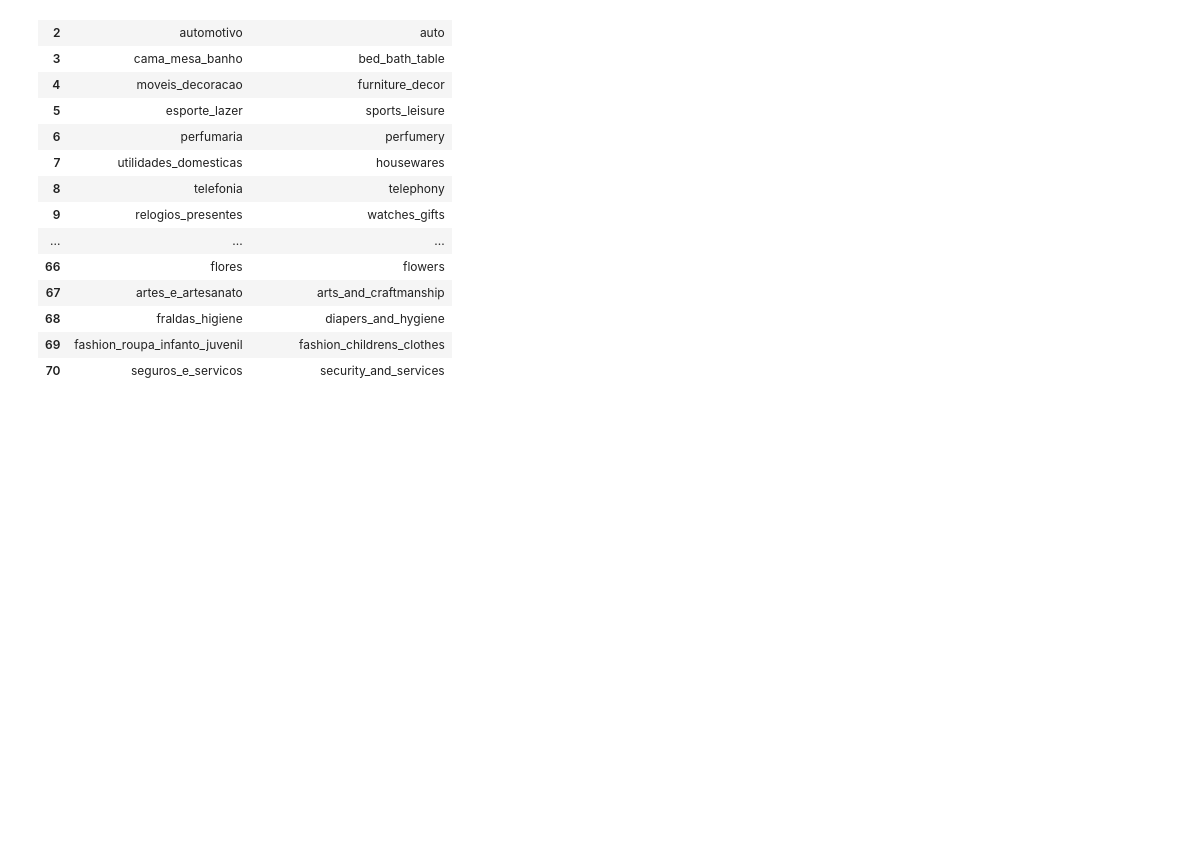
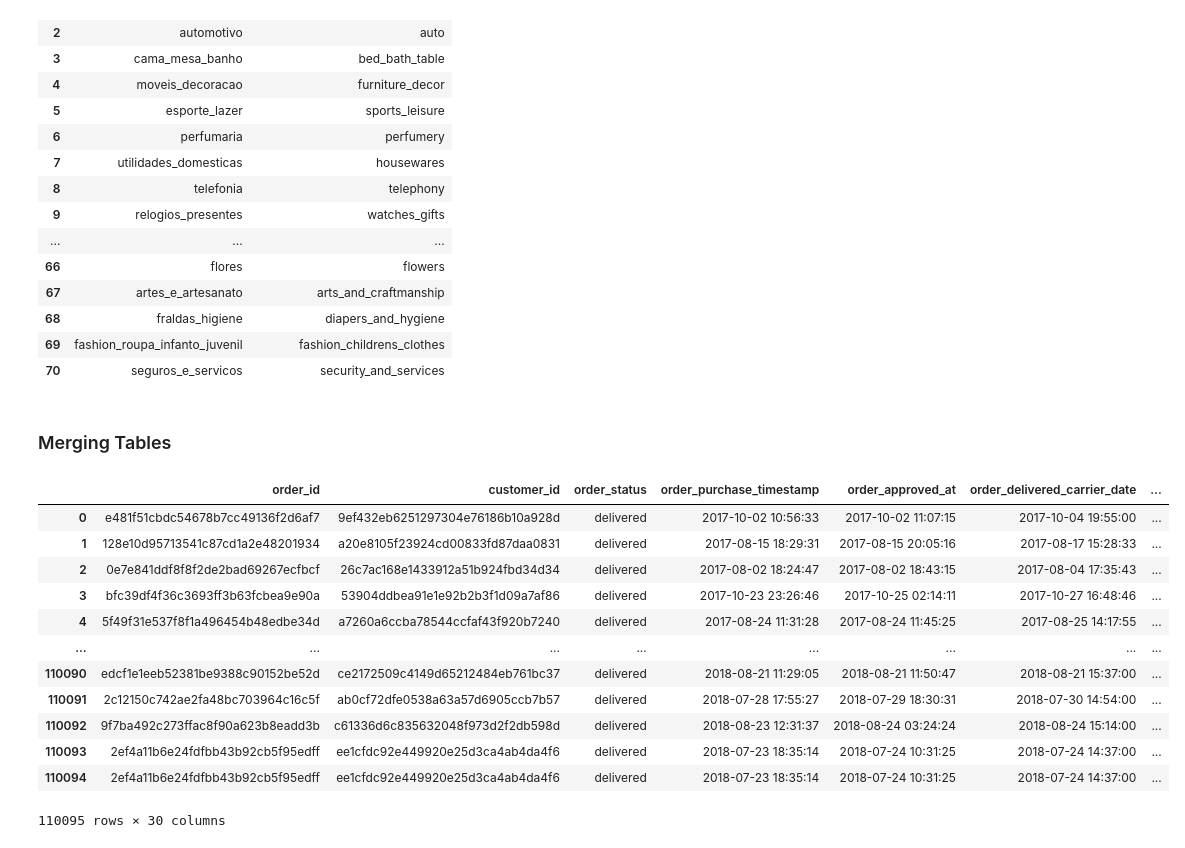
Before and after one commit to peaugust/INE5644-data-mining, a Jupyter notebook: Data_2.ipynb, the cells around one changed output. Cells and saved outputs as stored; diff of their text form; code cells hidden in the pictures; blank space fills up the shorter version.

Commit message:
Cleaning merged data

```diff
--- a/Data_2.ipynb
+++ b/Data_2.ipynb
@@ -334,3 +360,27 @@ product_category_name_translation
 | 68 | fraldas_higiene | diapers_and_hygiene |
 | 69 | fashion_roupa_infanto_juvenil | fashion_childrens_clothes |
 | 70 | seguros_e_servicos | security_and_services |
+# %% [markdown]
+### Merging Tables
+# %%
+merged = pd.merge(left=orders, right=customers, how='inner', left_on='customer_id', right_on='customer_id')
+merged = pd.merge(left=merged, right=order_items, how='inner', left_on='order_id', right_on='order_id')
+merged = pd.merge(left=merged, right=products, how='inner', left_on='product_id', right_on='product_id')
+merged = pd.merge(left=merged, right=product_category_name_translation, how='inner', left_on='product_category_name', right_on='product_category_name')
+merged = pd.merge(left=merged, right=sellers, how='inner', left_on='seller_id', right_on='seller_id')
+merged = pd.merge(left=merged, right=order_reviews_cleaned, how='inner', left_on='order_id', right_on='order_id')
+merged
+# %% [output]
+|  | order_id | customer_id | order_status | order_purchase_timestamp | order_approved_at | order_delivered_carrier_date | ... |
+| 0 | e481f51cbdc54678b7cc49136f2d6af7 | 9ef432eb6251297304e76186b10a928d | delivered | 2017-10-02 10:56:33 | 2017-10-02 11:07:15 | 2017-10-04 19:55:00 | ... |
+| 1 | 128e10d95713541c87cd1a2e48201934 | a20e8105f23924cd00833fd87daa0831 | delivered | 2017-08-15 18:29:31 | 2017-08-15 20:05:16 | 2017-08-17 15:28:33 | ... |
+| 2 | 0e7e841ddf8f8f2de2bad69267ecfbcf | 26c7ac168e1433912a51b924fbd34d34 | delivered | 2017-08-02 18:24:47 | 2017-08-02 18:43:15 | 2017-08-04 17:35:43 | ... |
+| 3 | bfc39df4f36c3693ff3b63fcbea9e90a | 53904ddbea91e1e92b2b3f1d09a7af86 | delivered | 2017-10-23 23:26:46 | 2017-10-25 02:14:11 | 2017-10-27 16:48:46 | ... |
+| 4 | 5f49f31e537f8f1a496454b48edbe34d | a7260a6ccba78544ccfaf43f920b7240 | delivered | 2017-08-24 11:31:28 | 2017-08-24 11:45:25 | 2017-08-25 14:17:55 | ... |
+| ... | ... | ... | ... | ... | ... | ... | ... |
+| 110090 | edcf1e1eeb52381be9388c90152be52d | ce2172509c4149d65212484eb761bc37 | delivered | 2018-08-21 11:29:05 | 2018-08-21 11:50:47 | 2018-08-21 15:37:00 | ... |
+| 110091 | 2c12150c742ae2fa48bc703964c16c5f | ab0cf72dfe0538a63a57d6905ccb7b57 | delivered | 2018-07-28 17:55:27 | 2018-07-29 18:30:31 | 2018-07-30 14:54:00 | ... |
+| 110092 | 9f7ba492c273ffac8f90a623b8eadd3b | c61336d6c835632048f973d2f2db598d | delivered | 2018-08-23 12:31:37 | 2018-08-24 03:24:24 | 2018-08-24 15:14:00 | ... |
+| 110093 | 2ef4a11b6e24fdfbb43b92cb5f95edff | ee1cfdc92e449920e25d3ca4ab4da4f6 | delivered | 2018-07-23 18:35:14 | 2018-07-24 10:31:25 | 2018-07-24 14:37:00 | ... |
+| 110094 | 2ef4a11b6e24fdfbb43b92cb5f95edff | ee1cfdc92e449920e25d3ca4ab4da4f6 | delivered | 2018-07-23 18:35:14 | 2018-07-24 10:31:25 | 2018-07-24 14:37:00 | ... |
+110095 rows × 30 columns
```
Also changed, not shown: parts of 22 cells of this notebook.
